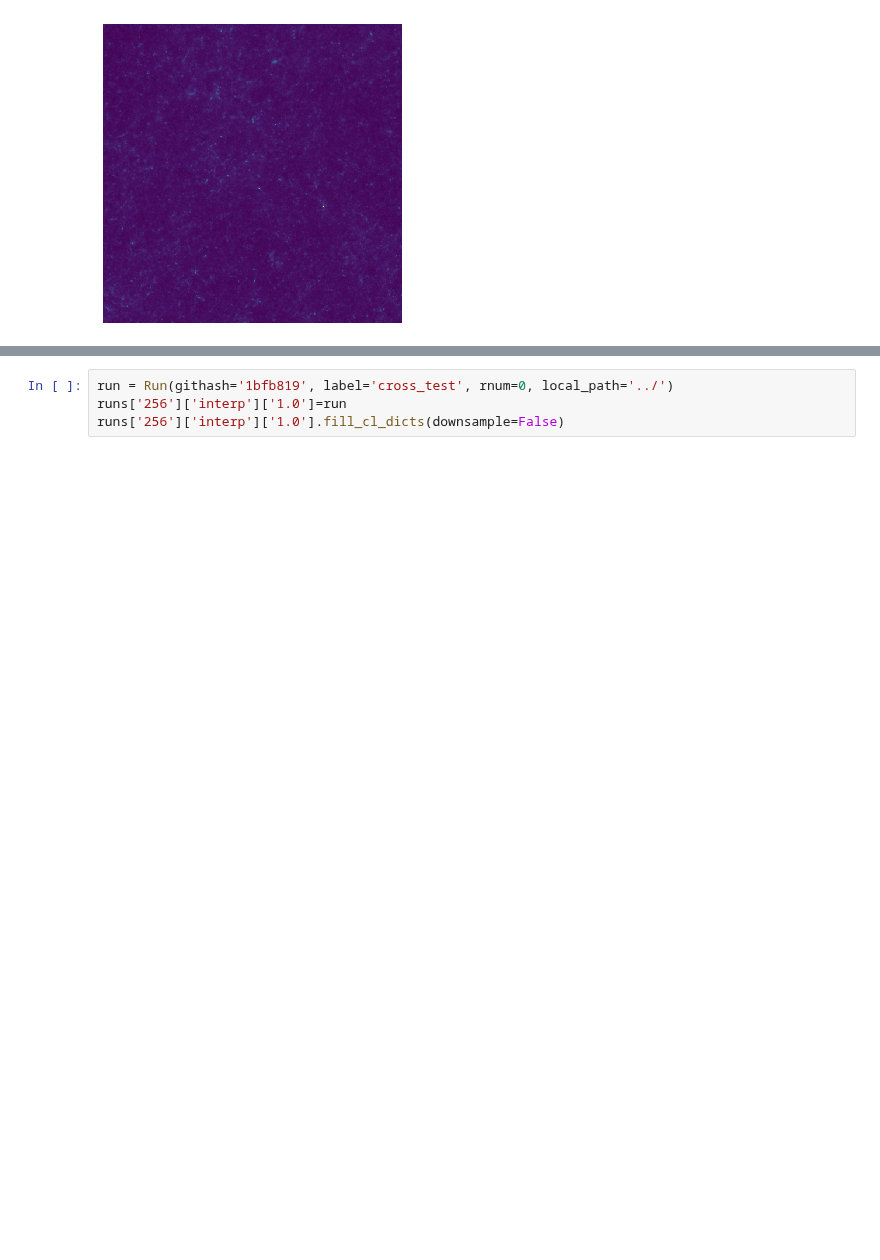
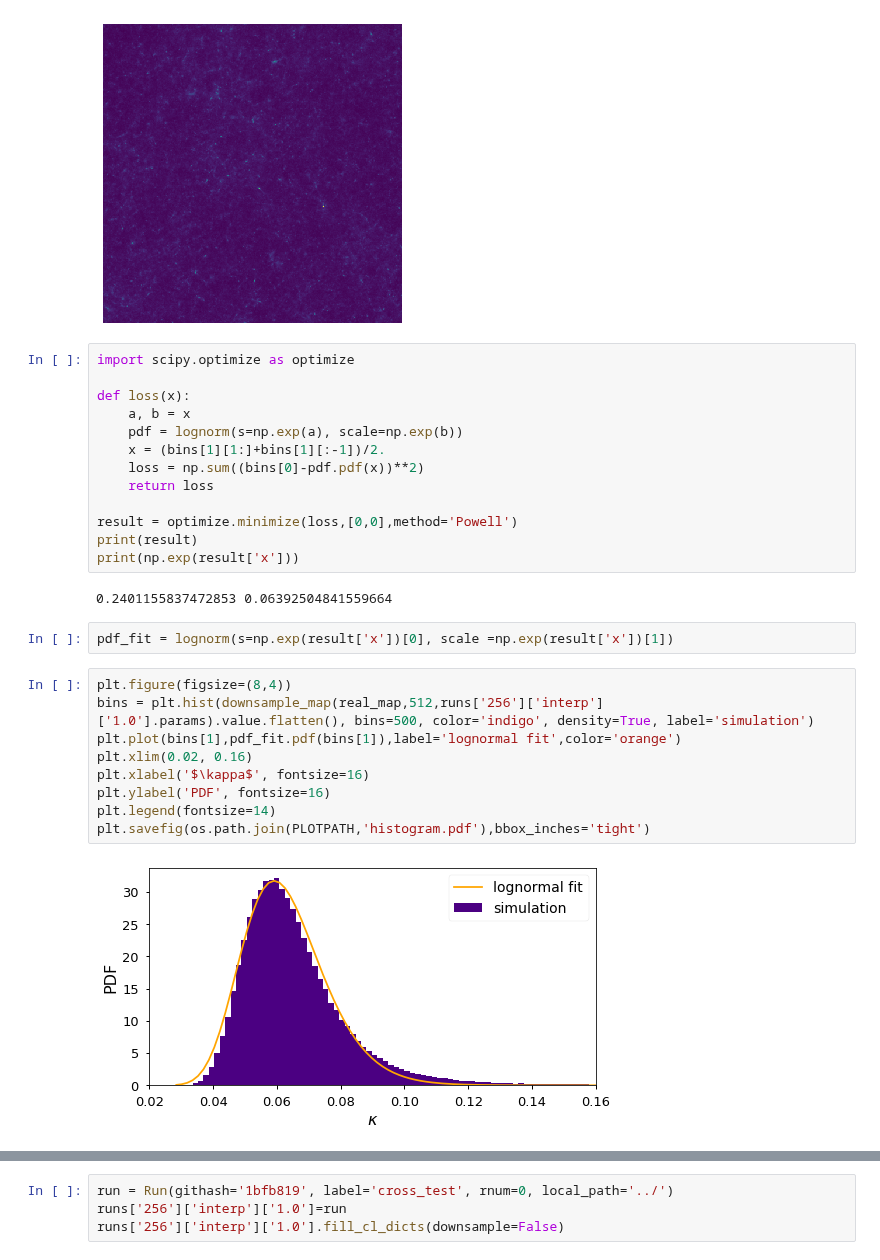
Before and after one commit to VMBoehm/MADLens, a Jupyter notebook: notebooks/PlotResults-publications.ipynb, the cells around one changed output, grey strips where cells are left out. Drawn from its saved outputs; the diff is of its cells as text; blank space fills up the shorter version.

Commit message:
histogram plot

```diff
--- a/notebooks/PlotResults-publications.ipynb
+++ b/notebooks/PlotResults-publications.ipynb
@@ -490,3 +490,31 @@ plt.axis('off')
 plt.savefig(os.path.join(PLOTPATH,'lensing_map.pdf'),bbox_inches='tight')
 # %% [output]
 [figure]
+# %%
+import scipy.optimize as optimize
+
+def loss(x):
+    a, b = x
+    pdf = lognorm(s=np.exp(a), scale=np.exp(b))
+    x = (bins[1][1:]+bins[1][:-1])/2.
+    loss = np.sum((bins[0]-pdf.pdf(x))**2)
+    return loss
+
+result = optimize.minimize(loss,[0,0],method='Powell')
+print(result)
+print(np.exp(result['x']))
+# %% [output]
+0.2401155837472853 0.06392504841559664
+# %%
+pdf_fit = lognorm(s=np.exp(result['x'])[0], scale =np.exp(result['x'])[1])
+# %%
+plt.figure(figsize=(8,4))
+bins = plt.hist(downsample_map(real_map,512,runs['256']['interp']['1.0'].params).value.flatten(), bins=500, color='indigo', density=True, label='simulation')
+plt.plot(bins[1],pdf_fit.pdf(bins[1]),label='lognormal fit',color='orange')
+plt.xlim(0.02, 0.16)
+plt.xlabel('$\kappa$', fontsize=16)
+plt.ylabel('PDF', fontsize=16)
+plt.legend(fontsize=14)
+plt.savefig(os.path.join(PLOTPATH,'histogram.pdf'),bbox_inches='tight')
+# %% [output]
+[figure, added]
```
Also changed, not shown: parts of 1 cell of this notebook, 1 other file.
